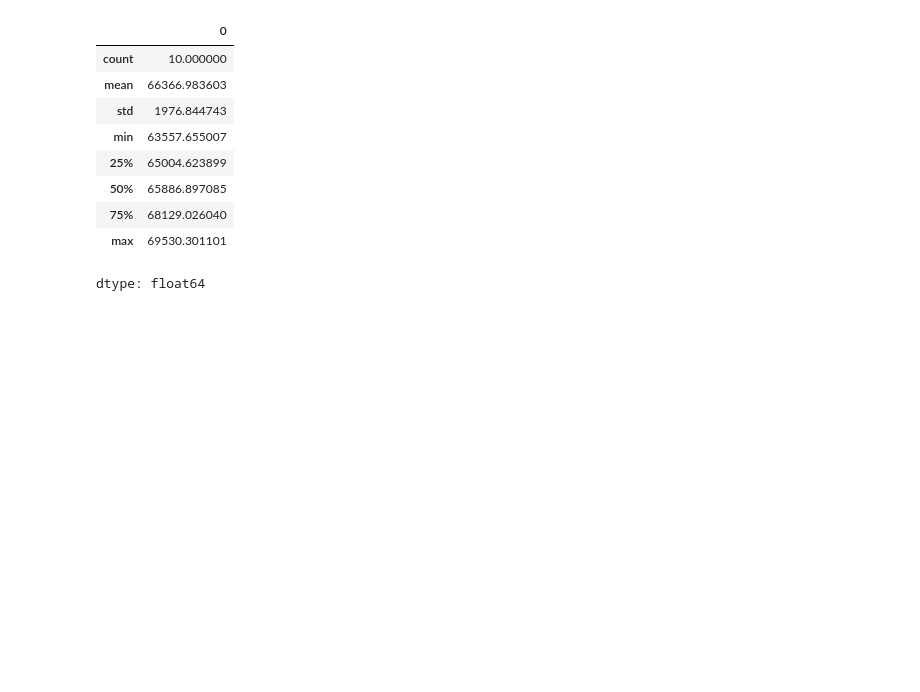
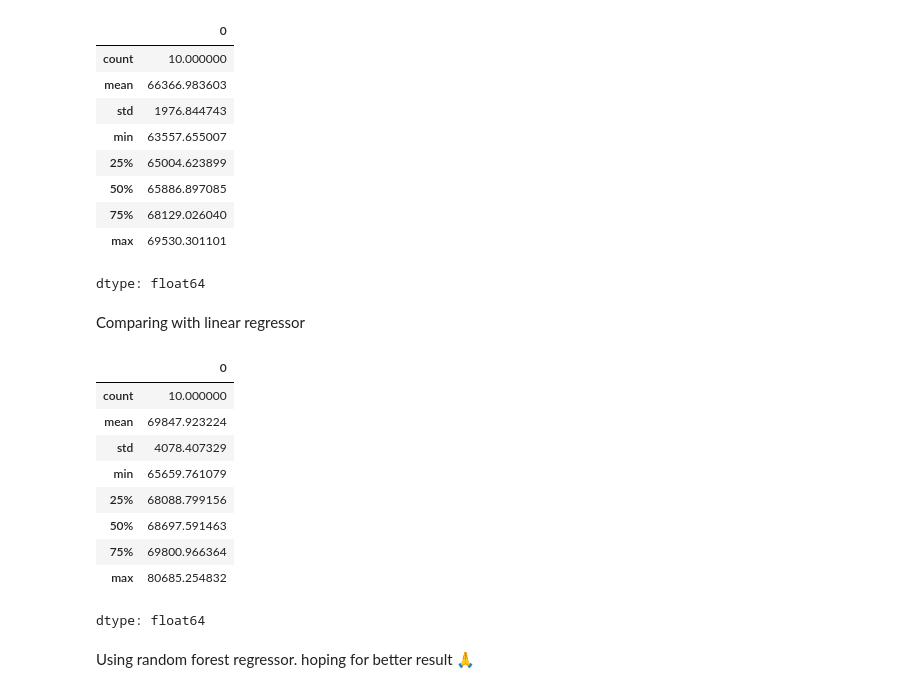
Before and after one commit to Mursalin1011/hands-on-ml-book, a Jupyter notebook: Practice_02_end_to_end_machine_learning_project.ipynb, the cells around one changed output. Saved outputs shown, nothing was run; the diff lists cells and outputs as text; code cells hidden in the pictures; blank space fills up the shorter version.

Commit message:
Training and comparing different models based on cross validation

```diff
--- a/Practice_02_end_to_end_machine_learning_project.ipynb
+++ b/Practice_02_end_to_end_machine_learning_project.ipynb
@@ -1280,3 +1280,22 @@ pd.Series(tree_rmses).describe()
 | 75% | 68129.026040 |
 | max | 69530.301101 |
 dtype: float64
+# %% [markdown]
+Comparing with linear regressor
+# %%
+lin_rmses = -cross_val_score(lin_reg, housing, housing_labels,
+                              scoring="neg_root_mean_squared_error", cv=10)
+pd.Series(lin_rmses).describe()
+# %% [output]
+|  | 0 |
+| count | 10.000000 |
+| mean | 69847.923224 |
+| std | 4078.407329 |
+| min | 65659.761079 |
+| 25% | 68088.799156 |
+| 50% | 68697.591463 |
+| 75% | 69800.966364 |
+| max | 80685.254832 |
+dtype: float64
+# %% [markdown]
+Using random forest regressor. hoping for better result 🙏
```
Also changed, not shown: parts of 4 cells of this notebook.
